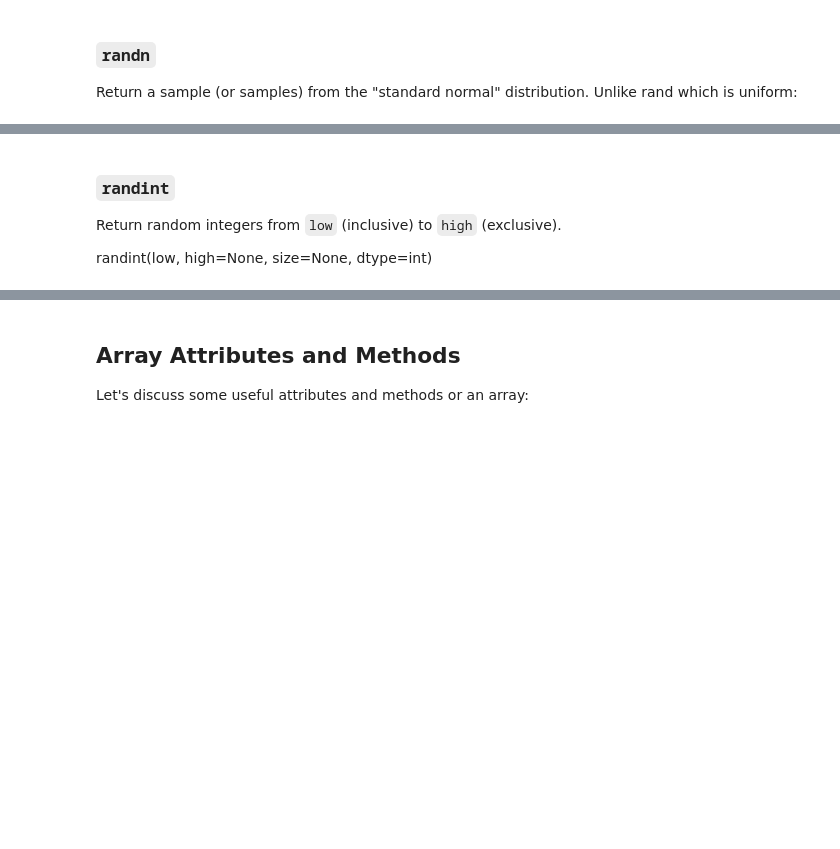
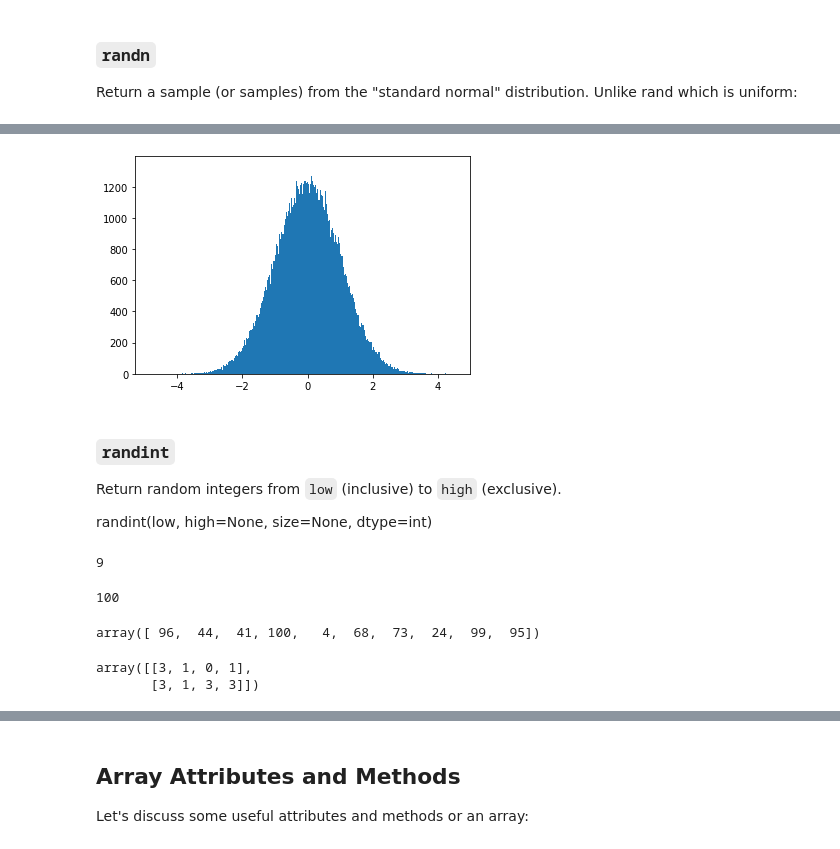
Before and after one commit to bulent-1111/Data_Science, a Jupyter notebook: numpy_ders_01/DE-DS Cohort-01 DAwPy_S1_(Numpy_Arrays).ipynb, the cells around one changed output, grey strips where cells are left out. Cells and saved outputs as stored; diff of their text form; code cells hidden in the pictures; blank space fills up the shorter version.

Commit message:
numpy code added

```diff
--- a/numpy_ders_01/DE-DS Cohort-01 DAwPy_S1_(Numpy_Arrays).ipynb
+++ b/numpy_ders_01/DE-DS Cohort-01 DAwPy_S1_(Numpy_Arrays).ipynb
@@ -310,5 +326,29 @@ np.random.randn(2)
+# %%
+import numpy as np
+import matplotlib.pyplot as plt
+plt.hist(np.random.randn(500000),bins=1500)
+plt.show()
+# %% [output]
+[figure, added]
 # %% [markdown]
 ### ``randint``
 Return random integers from `low` (inclusive) to `high` (exclusive).
 
 randint(low, high=None, size=None, dtype=int)
+# %%
+np.random.randint(10)
+# %% [output]
+9
+# %%
+np.random.randint(1,101)
+# %% [output]
+100
+# %%
+np.random.randint(1,101,10)
+# %% [output]
+array([ 96,  44,  41, 100,   4,  68,  73,  24,  99,  95])
+# %%
+np.random.randint(5,size=(2,4))
+# %% [output]
+array([[3, 1, 0, 1],
+       [3, 1, 3, 3]])
```
Also changed, not shown: parts of 11 cells of this notebook.
